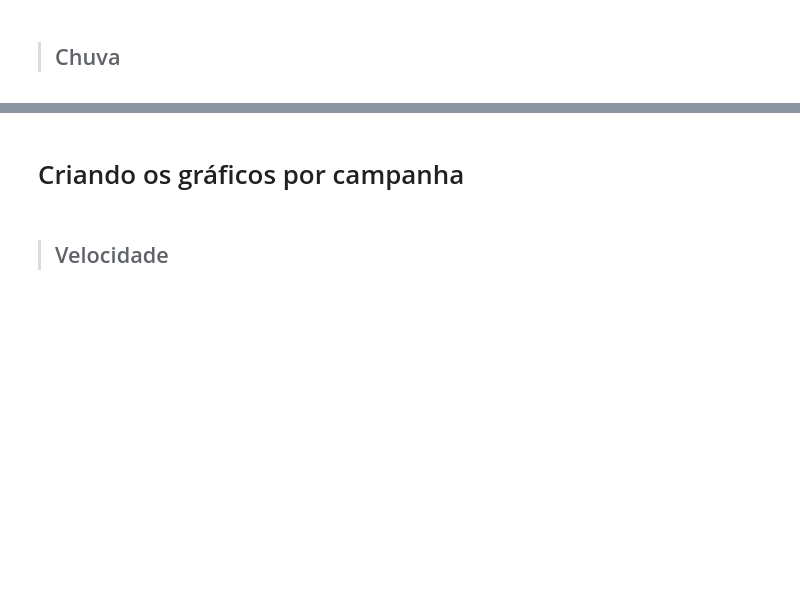
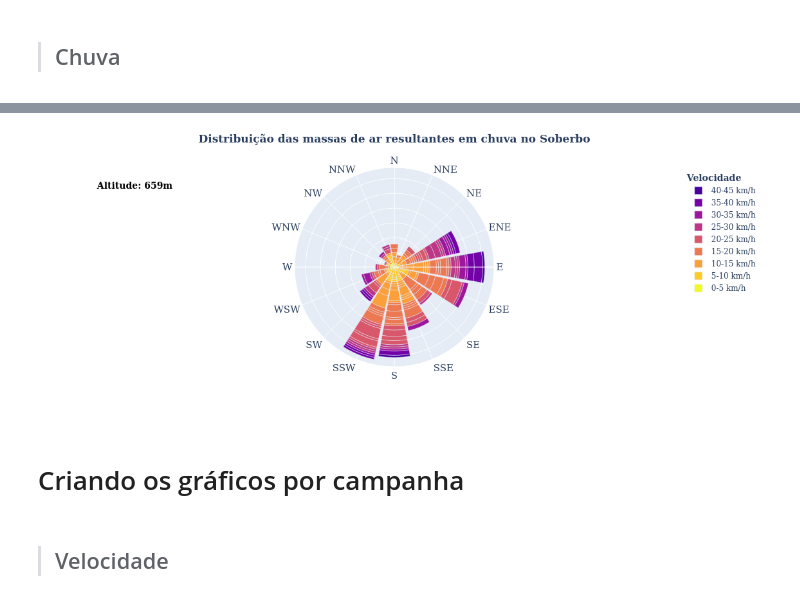
Before and after one commit to danplevs/geohmount, a Jupyter notebook: trajs/sb/trajs_SB.ipynb, the cells around one changed output, grey strips where cells are left out. Saved outputs shown, nothing was run; the diff lists cells and outputs as text; code cells hidden in the pictures; blank space fills up the shorter version.

Commit message:
add trajs grouping graph experiment

```diff
--- a/trajs/sb/trajs_SB.ipynb
+++ b/trajs/sb/trajs_SB.ipynb
@@ -182,0 +275,3 @@ fig.show()
+# %%
+gp_trajs = trajs_659.groupby(['campanha', 'direcao_cat', 'velocidade_cat']).mean()
+gp_trajs.head()
@@ -182,0 +286,7 @@ fig.show()
+# %%
+def vel_frequency(n):
+    return n / gp_trajs['vel_count'].sum() * 100
+# %%
+gp_trajs['vel_count'] = trajs_659.groupby(['campanha', 'direcao_cat', 'velocidade_cat'])['velocidade_cat'].count()
+gp_trajs['vel_frequency'] = gp_trajs['vel_count'].apply(vel_frequency)
+gp_trajs
@@ -182,0 +308,3 @@ fig.show()
+# %%
+gp_trajs.reset_index(inplace=True)
+gp_trajs
@@ -183,3 +325,38 @@ fig.show()
+# %%
+fig = px.bar_polar(gp_trajs, r='vel_frequency', theta='direcao_cat', color='velocidade_cat',
+                   category_orders={'velocidade_cat': velocidades,
+                                    'direcao_cat': direcoes},
+                   color_discrete_sequence = px.colors.sequential.Plasma_r,)
+
+fig.update_layout(legend=dict(
+     traceorder='reversed',
+     yanchor='top',
+     y=0.99,
+     xanchor='right',
+     x=1.1,
+     title_font_size=14),
+     legend_title_text='<b>Velocidade',
+     title={'text': '<b>Distribuição das massas de ar resultantes em chuva no Soberbo',
+            'y': 0.98, 'x': 0.5, 'xref': 'paper'},
+     font_family='Open Sans',
+     polar_radialaxis_showticklabels=False,
+     annotations=[dict(
+        showarrow=False,
+        xref='paper',
+        yref='paper',
+        x=0.01, y=0.95,
+        text='<b>Altitude: 659m',
+        font=dict(size=14, color='black'))],
+     polar_angularaxis_tickfont_size = 15,
+     paper_bgcolor='rgb(255, 255, 255)'
+)
+
+fig.update_traces(hovertemplate=
+                  '<b>%{theta}</b><br>')
+
+fig.show()
+# %% [output]
+[figure, added]
 # %% [markdown]
 # Criando os gráficos por campanha
 # %% [markdown]
```
Also changed, not shown: parts of 14 cells of this notebook.
